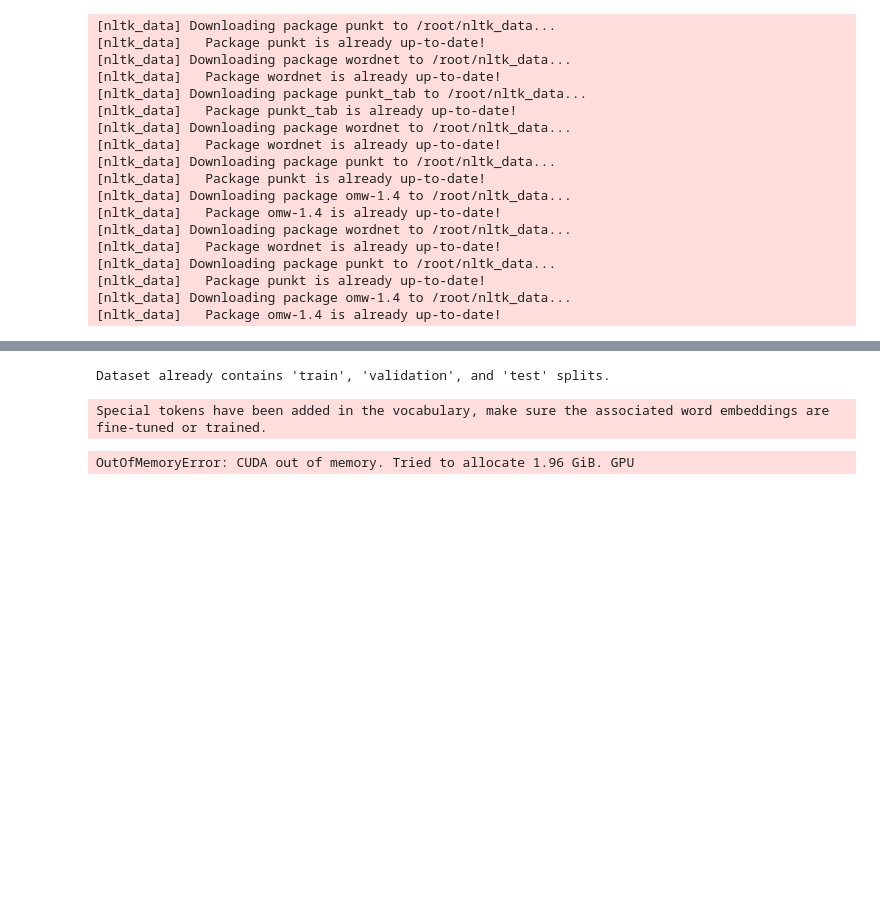
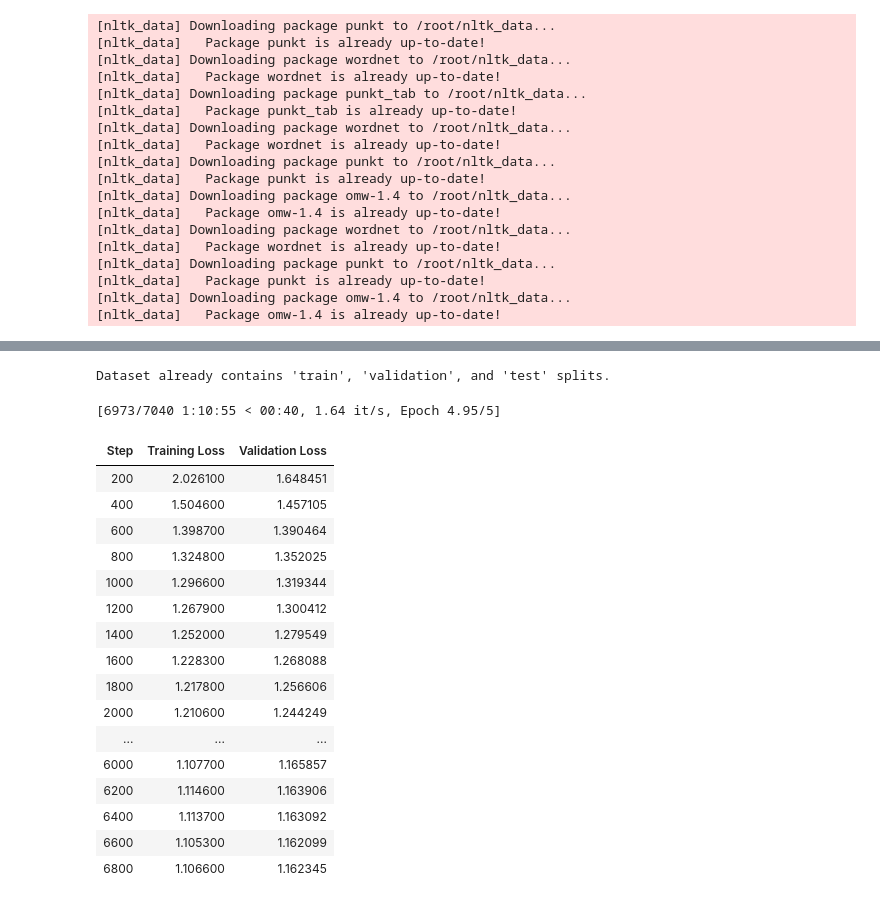
Before and after one commit to yoones-vaezi/GATech-CSE6040, a Jupyter notebook: Untitled6.ipynb, the cells around one changed output, grey strips where cells are left out. Cells and saved outputs as stored; diff of their text form; code cells hidden in the pictures; blank space fills up the shorter version.

```diff
--- a/Untitled6.ipynb
+++ b/Untitled6.ipynb
@@ -48,8 +48,8 @@ import pandas as pd
 
 from google.colab import files
 # %%
-t5_model_name = 't5-base'
-data_set_name = 'combined_dataset'
+t5_model_name = 't5-small'
+data_set_name = 'hotpotqa_dataset'
 # %%
 # t5_model_name = 'google-t5/t5-base'
 max_length = 128
@@ -430,25 +470,41 @@ def fine_tune_t5(dataset_path, output_dir="./fine_tuned_t5",model_name='t5_small
 # %%
 trainer, results = fine_tune_t5(
         data_set_name,
         output_dir=f"./fine_tuned_{t5_model_name}_{data_set_name}_seqTrainer",
         model_name = t5_model_name,
         split_ratios=(0.8, 0.1, 0.1),
         num_train_epochs=5,
         use_cpu = False,
         learning_rate=3e-5,  # Override the default learning rate
         per_device_train_batch_size=64,
         per_device_eval_batch_size=64,
         compute_metrics=None,
-        logging_steps=500,  # Log training progress every 10 steps
-        eval_steps=500,  # Evaluate the model every 500 steps
-        save_steps=5000,
+        logging_steps=200,  # Log training progress every 10 steps
+        eval_steps=200,  # Evaluate the model every 500 steps
+        save_steps=2000,
         # generation_max_length=128,  # Setting the max length for generation
         # generation_num_beams=4      # Optional: beam search setting for generation
     )
 # %% [output]
 Dataset already contains 'train', 'validation', and 'test' splits.
-Special tokens have been added in the vocabulary, make sure the associated word embeddings are fine-tuned or trained.
+[6973/7040 1:10:55 < 00:40, 1.64 it/s, Epoch 4.95/5]
-OutOfMemoryError: CUDA out of memory. Tried to allocate 1.96 GiB. GPU
+| Step | Training Loss | Validation Loss |
+| 200 | 2.026100 | 1.648451 |
+| 400 | 1.504600 | 1.457105 |
+| 600 | 1.398700 | 1.390464 |
+| 800 | 1.324800 | 1.352025 |
+| 1000 | 1.296600 | 1.319344 |
+| 1200 | 1.267900 | 1.300412 |
+| 1400 | 1.252000 | 1.279549 |
+| 1600 | 1.228300 | 1.268088 |
+| 1800 | 1.217800 | 1.256606 |
+| 2000 | 1.210600 | 1.244249 |
+| ... | ... | ... |
+| 6000 | 1.107700 | 1.165857 |
+| 6200 | 1.114600 | 1.163906 |
+| 6400 | 1.113700 | 1.163092 |
+| 6600 | 1.105300 | 1.162099 |
+| 6800 | 1.106600 | 1.162345 |
 # %%
 saved_model_folder_final = f"./fine_tuned_{t5_model_name.replace('/','-')}_combined_final"
 trainer.save_model(saved_model_folder_final)
```
Also changed, not shown: parts of 9 cells of this notebook.
